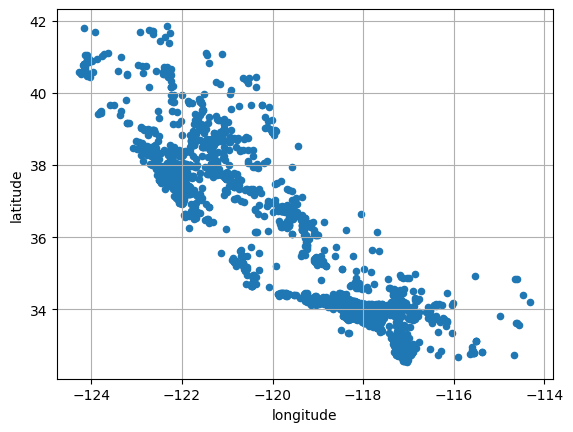
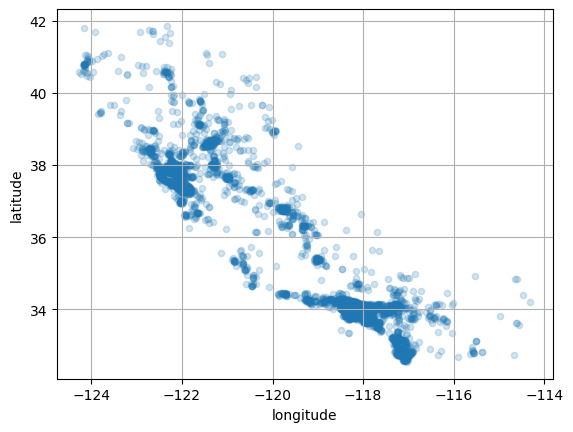
Code edit (unified diff) that turned the first committed figure into the second:
--- before
+++ after
@@ -1,2 +1,2 @@
-housing.plot(kind="scatter", x="longitude", y="latitude", grid="True")
+housing.plot(kind="scatter", x="longitude", y="latitude", grid="True", alpha=0.2)
 plt.show()

Commit: Plot a predefined color map